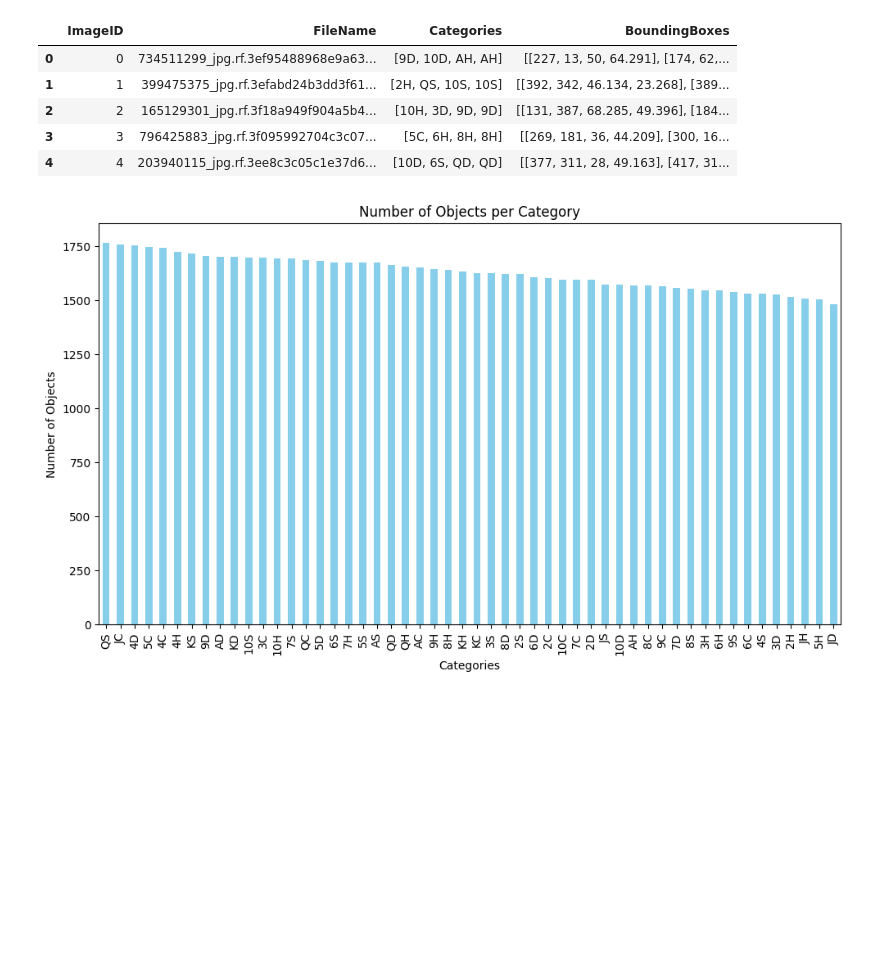
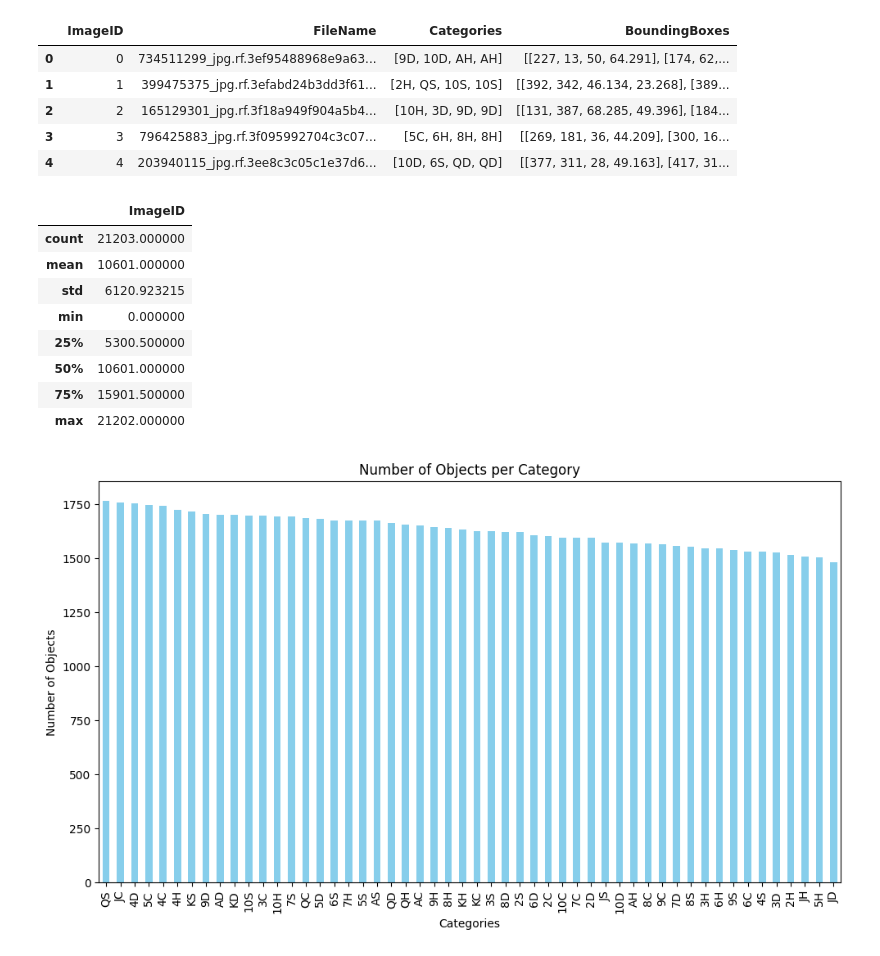
Before and after one commit to vo-vuong/Playing_Cards_Detection-Faster_RCNN, a Jupyter notebook: dataset_analysis.ipynb, the cells around one changed output. Drawn from its saved outputs; the diff is of its cells as text; code cells hidden in the pictures; blank space fills up the shorter version.

```diff
--- a/dataset_analysis.ipynb
+++ b/dataset_analysis.ipynb
@@ -56,6 +56,18 @@ df.head()
 | 2 | 2 | 165129301_jpg.rf.3f18a949f904a5b4... | [10H, 3D, 9D, 9D] | [[131, 387, 68.285, 49.396], [184... |
 | 3 | 3 | 796425883_jpg.rf.3f095992704c3c07... | [5C, 6H, 8H, 8H] | [[269, 181, 36, 44.209], [300, 16... |
 | 4 | 4 | 203940115_jpg.rf.3ee8c3c05c1e37d6... | [10D, 6S, QD, QD] | [[377, 311, 28, 49.163], [417, 31... |
+# %%
+df.describe()
+# %% [output]
+|  | ImageID |
+| count | 21203.000000 |
+| mean | 10601.000000 |
+| std | 6120.923215 |
+| min | 0.000000 |
+| 25% | 5300.500000 |
+| 50% | 10601.000000 |
+| 75% | 15901.500000 |
+| max | 21202.000000 |
 # %%
 # Create annos.csv file from json file
 annos_csv_path = os.path.join(DATA_PATH, "annos.csv")
```
Also changed, not shown: parts of 1 cell of this notebook.
